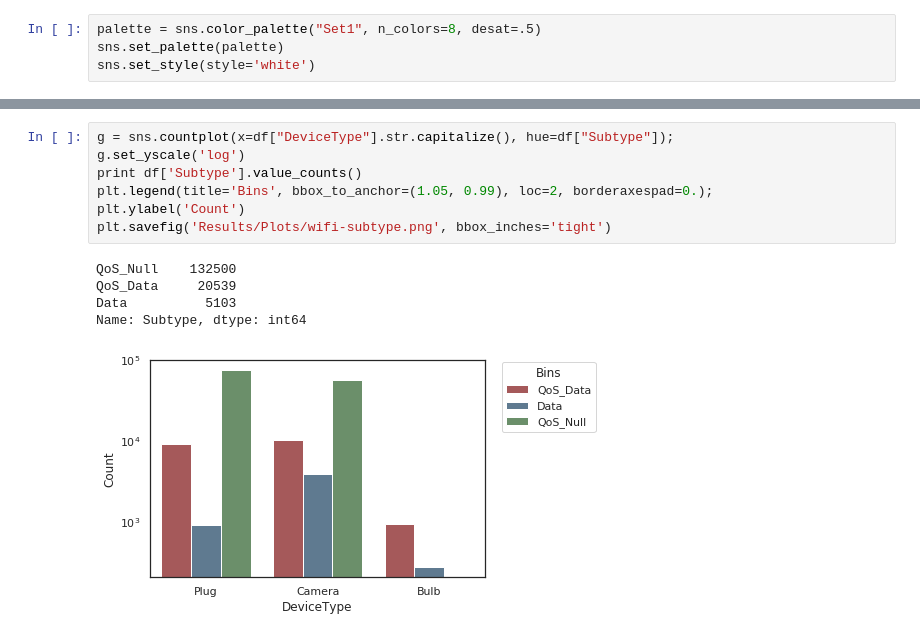
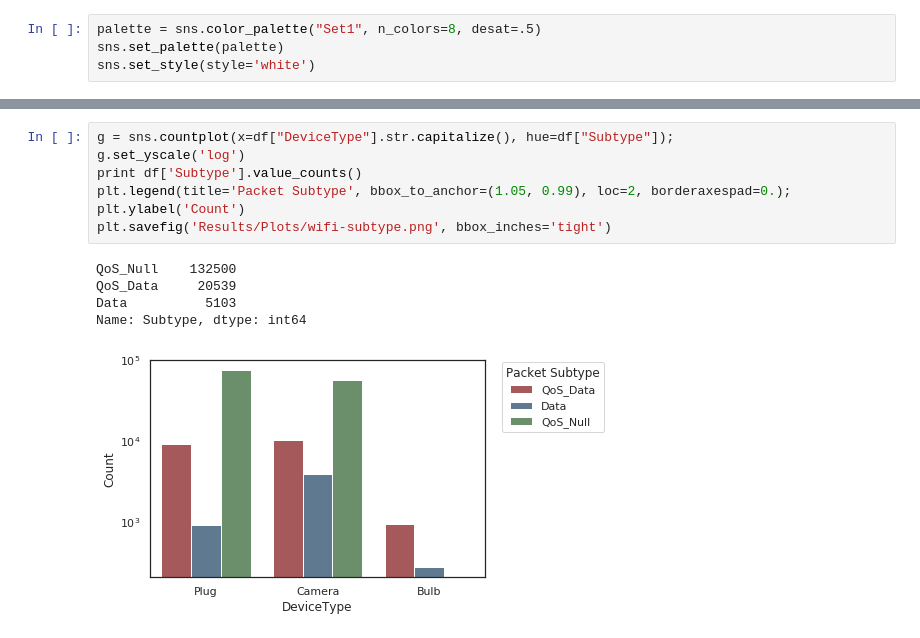
Before and after one commit to 7high/thesis, a Jupyter notebook: wifi_dataExploration.ipynb, the cells around one changed output, grey strips where cells are left out. Saved outputs shown, nothing was run; the diff lists cells and outputs as text.

```diff
--- a/wifi_dataExploration.ipynb
+++ b/wifi_dataExploration.ipynb
@@ -95,13 +95,13 @@ plt.savefig('Results/Plots/wifi-assocpackets.png', bbox_inches='tight')
 # %%
 g = sns.countplot(x=df["DeviceType"].str.capitalize(), hue=df["Subtype"]);
 g.set_yscale('log')
 print df['Subtype'].value_counts()
-plt.legend(title='Bins', bbox_to_anchor=(1.05, 0.99), loc=2, borderaxespad=0.);
+plt.legend(title='Packet Subtype', bbox_to_anchor=(1.05, 0.99), loc=2, borderaxespad=0.);
 plt.ylabel('Count')
 plt.savefig('Results/Plots/wifi-subtype.png', bbox_inches='tight')
 # %% [output]
 QoS_Null    132500
 QoS_Data     20539
 Data          5103
 Name: Subtype, dtype: int64
-[figure, old version]
+[figure, new version]
```
Also changed, not shown: parts of 3 cells of this notebook, 1 other file.
